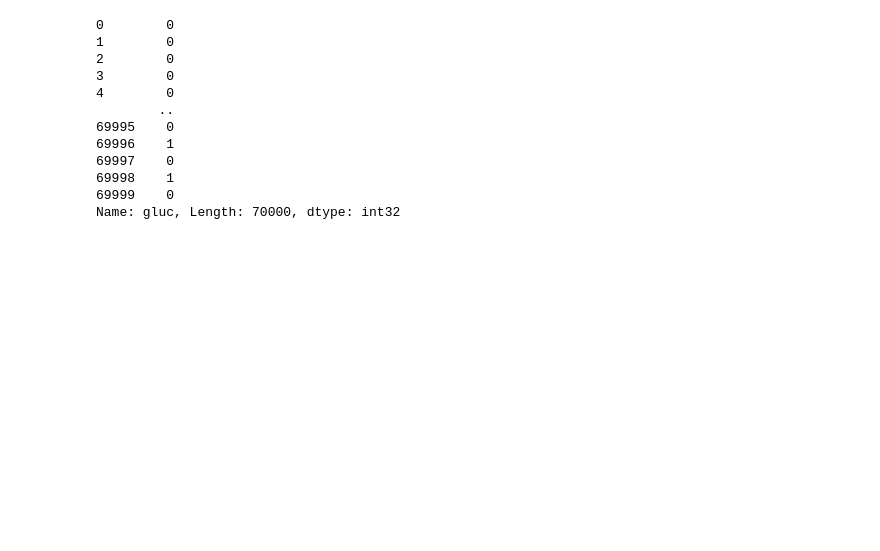
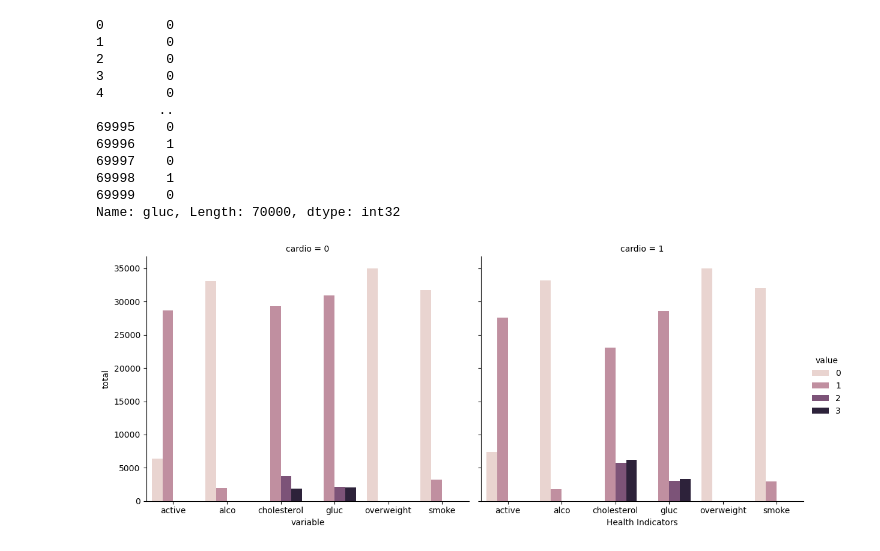
Before and after one commit to Krushna-Sanjay/data_analysis_with_python, a Jupyter notebook: medical_data_visualizer.ipynb, the cells around one changed output. Cells and saved outputs as stored; diff of their text form; code cells hidden in the pictures; blank space fills up the shorter version.

```diff
--- a/medical_data_visualizer.ipynb
+++ b/medical_data_visualizer.ipynb
@@ -73,3 +73,18 @@ Name: gluc, Length: 70000, dtype: int32
 # %%
 def draw_cat_plot():
     df_cat = pd.melt(df, id_vars=['cardio'], value_vars=['cholesterol', 'gluc', 'smoke', 'alco', 'active', 'overweight'])
+
+    df_cat = df_cat.groupby(["cardio", "variable", "value"]).size().reset_index(name="total")
+
+    fig = sns.catplot(x="variable", y="total", hue="value", col="cardio",
+                      data=df_cat, kind="bar", height=5, aspect=1.2)
+
+    plt.ylabel("Count")
+    plt.xlabel("Health Indicators")
+
+    return fig
+
+draw_cat_plot()
+plt.show()
+# %% [output]
+[figure, added]
```
Also changed, not shown: parts of 1 cell of this notebook.
